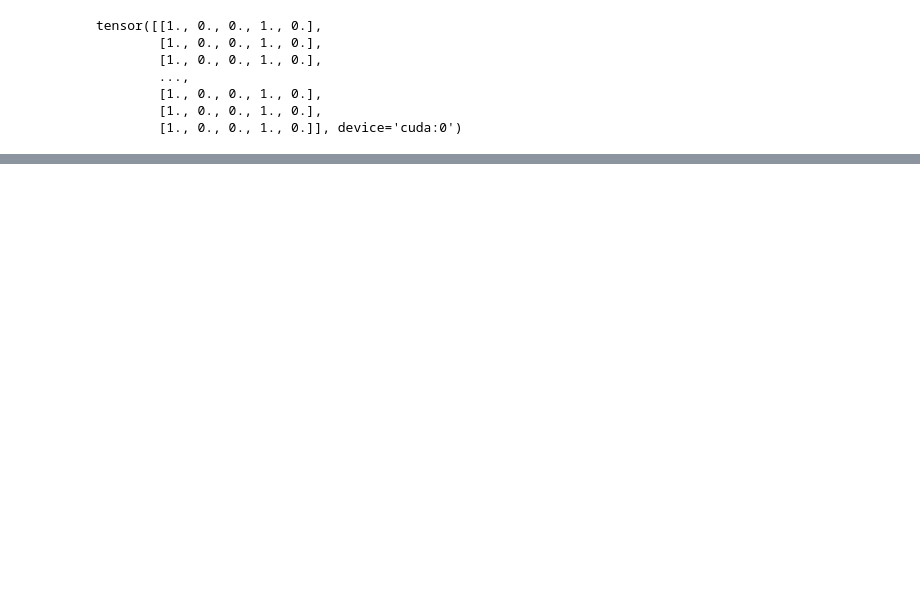
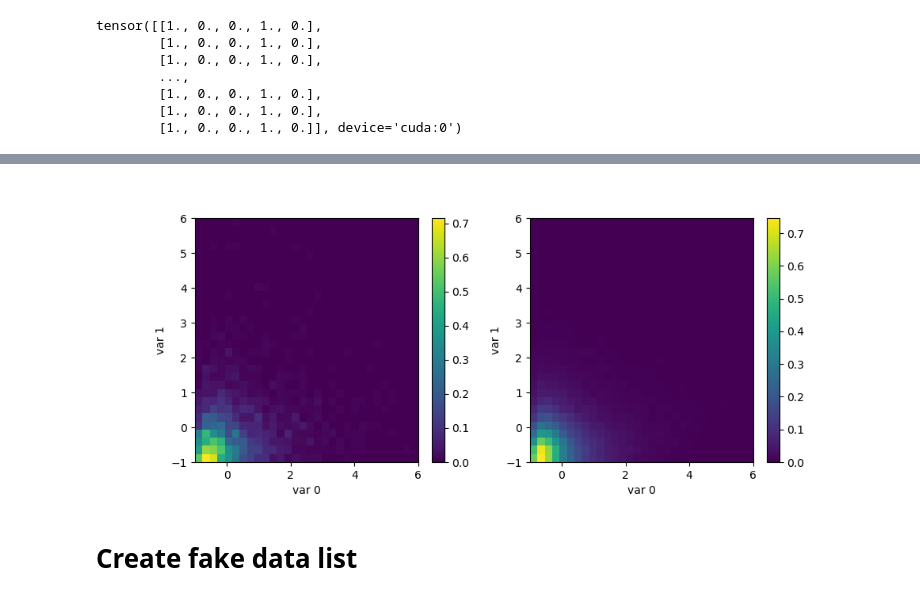
Before and after one commit to suyong-choi/sdiffusion, a Jupyter notebook: ABCDnn_flowmatch.ipynb, the cells around one changed output, grey strips where cells are left out. Drawn from its saved outputs; the diff is of its cells as text; code cells hidden in the pictures; blank space fills up the shorter version.

Commit message:
ABCDnn with flow matching

```diff
--- a/ABCDnn_flowmatch.ipynb
+++ b/ABCDnn_flowmatch.ipynb
@@ -49,13 +41,13 @@ else:
 
 config = Config(
         M=M,
-        nhidden=1024,        # Reduced hidden size for faster example
-        nlayers=2,          # Number of layers (tune)
+        nhidden=256,        # Reduced hidden size for faster example
+        nlayers=3,          # Number of layers (tune)
         batch_size=128,    # Adjust based on VRAM
         learning_rate=1e-3, # Tune learning rate
-        epochs=100,         # Number of training epochs
+        epochs=200,         # Number of training epochs
         time_embed_dim=64, # Dimension for time embedding
-        ode_steps=50,       # Number of steps for sampling ODE solver
+        ode_steps=25,       # Number of steps for sampling ODE solver
         epsilon=1e-5,        # Small offset for time sampling
         conditional=isconditional,   # Enable conditional training
         conditional_dim=cdim    # Dimension of conditional variable
@@ -65,7 +57,7 @@ Conditional dimension: 5
 Using device: cuda
 Automatic Mixed Precision (AMP) enabled: True
 # %%
-data_cpu = torch.from_numpy(normedinputs).float()
+data_cpu = torch.from_numpy(bkgnormed).float()
 
 # 3. Move Entire Dataset to Target Device (GPU if available)
 data_on_device = None
@@ -89,9 +81,9 @@ Successfully moved dataset to cuda:0
 # --- Training ---
 train_model_flag = True
 config_dir = get_config_directory(config)
-os.makedirs(config_dir, exist_ok=True)
+pathlib.Path(config_dir).mkdir(parents=True, exist_ok=True)
+#os.makedirs(config_dir, exist_ok=True)
 model_filename = "model_fm.pth" # Flow Matching model filename
-epoch_losses = []
 
 if train_model_flag:
     print("\n--- Starting Flow Matching Training ---")
@@ -113,6 +105,16 @@ if train_model_flag:
             save_plot(loss_fig, config, "training_loss_fm.png")
     else:
         print("Training failed, model not saved.")
+else:
+    #model_path = os.path.join(config_dir, model_filename)
+    model_path = pathlib.Path(config_dir) / model_filename
+    #if not os.path.exists(model_path):
+    if not model_path.exists():
+        print(f"\nModel file {model_path} not found. Cannot perform sampling.")
+    else:
+        print("\n--- Loading Model for Flow Matching Sampling ---")
+        # Load the velocity network model
+        trained_model = load_model(VelocityMLP, config, filename=model_filename)
 # %% [output]
 --- Starting Flow Matching Training ---
 Training Flow Matching model with data on device: cuda:0
@@ -163,3 +163,5 @@ tensor([[1., 0., 0., 1., 0.],
         [1., 0., 0., 1., 0.],
         [1., 0., 0., 1., 0.],
         [1., 0., 0., 1., 0.]], device='cuda:0')
+# %%
+gensamples = sample_flow(trained_model, config, 4000, cond)
@@ -165,0 +197,18 @@ tensor([[1., 0., 0., 1., 0.],
+# %%
+plt.close()
+fig, ax = plt.subplots(1, 2 ,figsize=(10, 4))
+plt.sca(ax[0])
+plt.hist2d(gensamples[:,0],gensamples[:,1], bins=30, range=((-1, 6), (-1,6)), density=True)
+plt.xlabel('var 0')
+plt.ylabel('var 1')
+plt.colorbar()
+plt.sca(ax[1])
+plt.hist2d(normedinputs[select0][:,0],normedinputs[select0][:,1], bins=30, range=((-1, 6), (-1, 6)), density=True)
+plt.xlabel('var 0')
+plt.ylabel('var 1')
+plt.colorbar()
+plt.show()
+# %% [output]
+[figure, added]
+# %% [markdown]
+# Create fake data list
```
Also changed, not shown: parts of 13 cells of this notebook.
